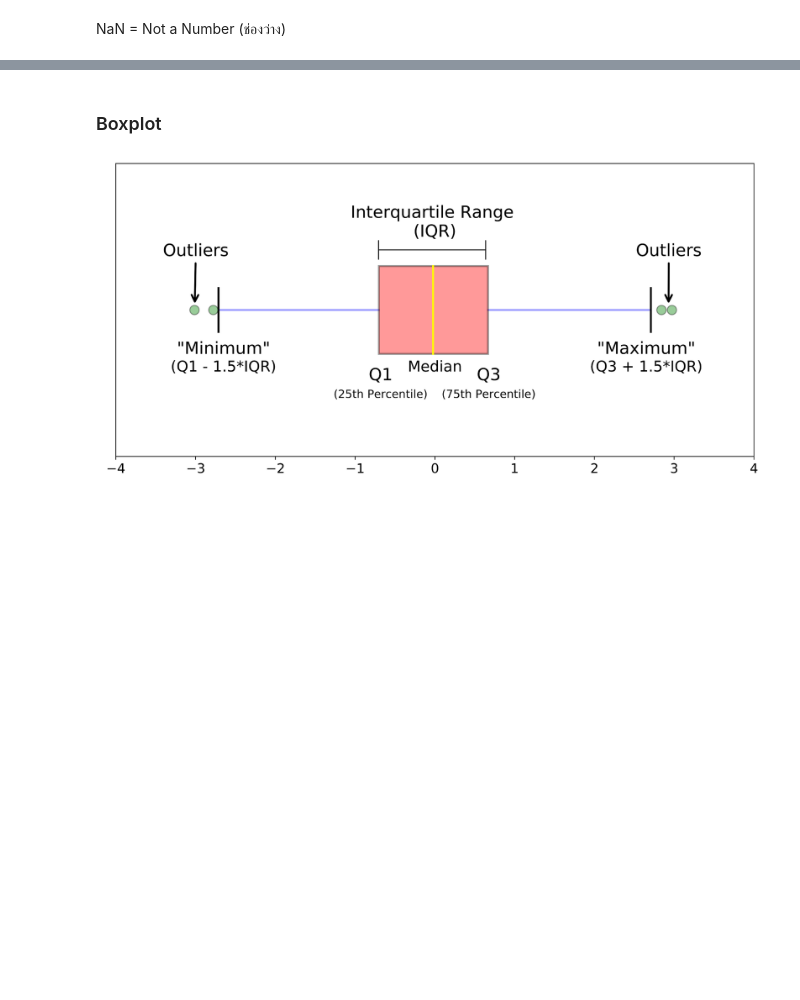
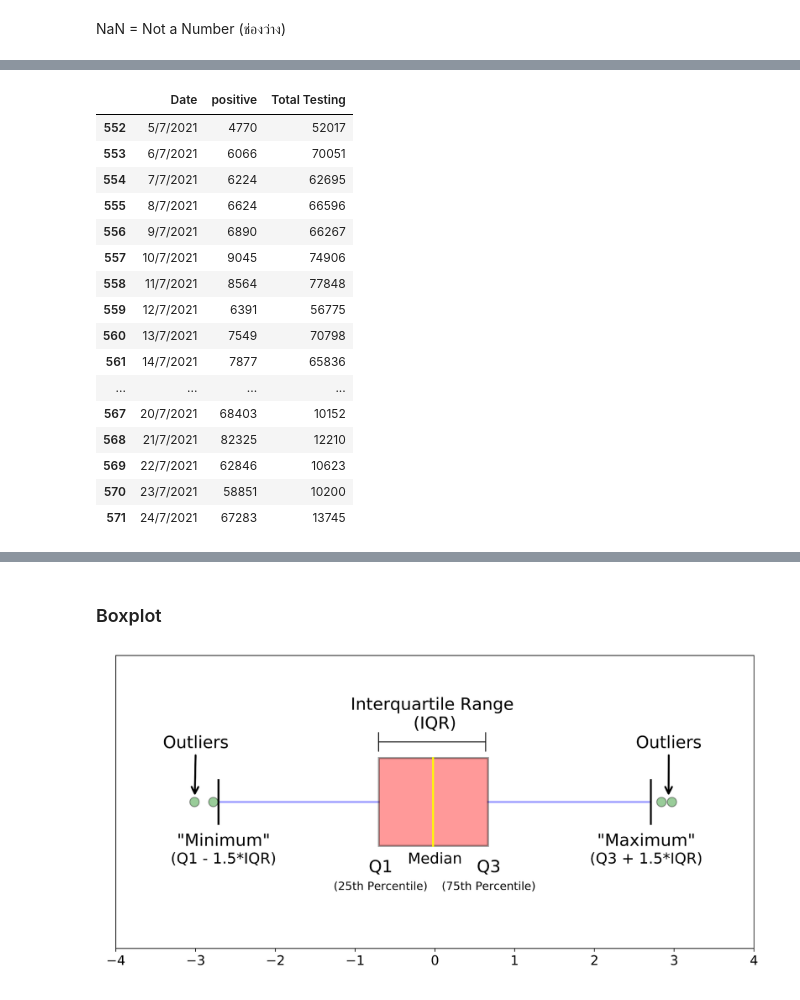
Before and after one commit to Supaporn-Bututham/DWDM21, a Jupyter notebook: Data102(Chapter2).ipynb, the cells around one changed output, grey strips where cells are left out. Drawn from its saved outputs; the diff is of its cells as text; code cells hidden in the pictures; blank space fills up the shorter version.

Commit message:
data exploration

```diff
--- a/Data102(Chapter2).ipynb
+++ b/Data102(Chapter2).ipynb
@@ -72,0 +124,20 @@ dataN
+# %%
+dataN.tail(20)    #คำสั่ง .tail คือคำส่งที่ต้องการดูท้ายตาราง จำนวน 20 ตัว
+# %% [output]
+|  | Date | positive | Total Testing |
+| 552 | 5/7/2021 | 4770 | 52017 |
+| 553 | 6/7/2021 | 6066 | 70051 |
+| 554 | 7/7/2021 | 6224 | 62695 |
+| 555 | 8/7/2021 | 6624 | 66596 |
+| 556 | 9/7/2021 | 6890 | 66267 |
+| 557 | 10/7/2021 | 9045 | 74906 |
+| 558 | 11/7/2021 | 8564 | 77848 |
+| 559 | 12/7/2021 | 6391 | 56775 |
+| 560 | 13/7/2021 | 7549 | 70798 |
+| 561 | 14/7/2021 | 7877 | 65836 |
+| ... | ... | ... | ... |
+| 567 | 20/7/2021 | 68403 | 10152 |
+| 568 | 21/7/2021 | 82325 | 12210 |
+| 569 | 22/7/2021 | 62846 | 10623 |
+| 570 | 23/7/2021 | 58851 | 10200 |
+| 571 | 24/7/2021 | 67283 | 13745 |
```
Also changed, not shown: parts of 27 cells of this notebook.
